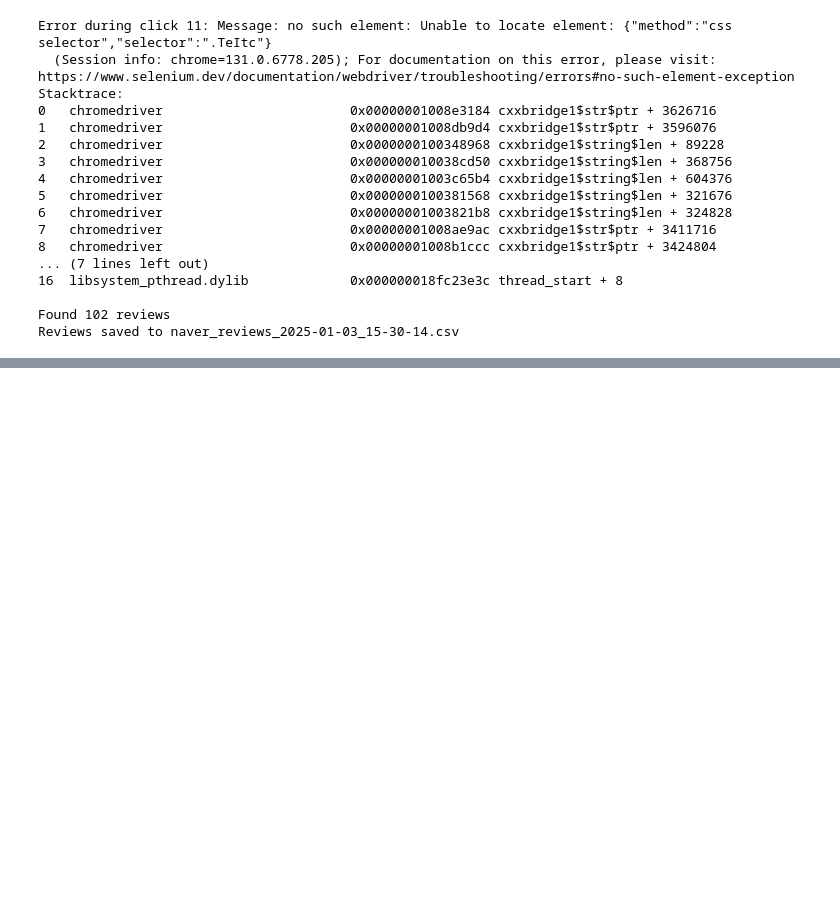
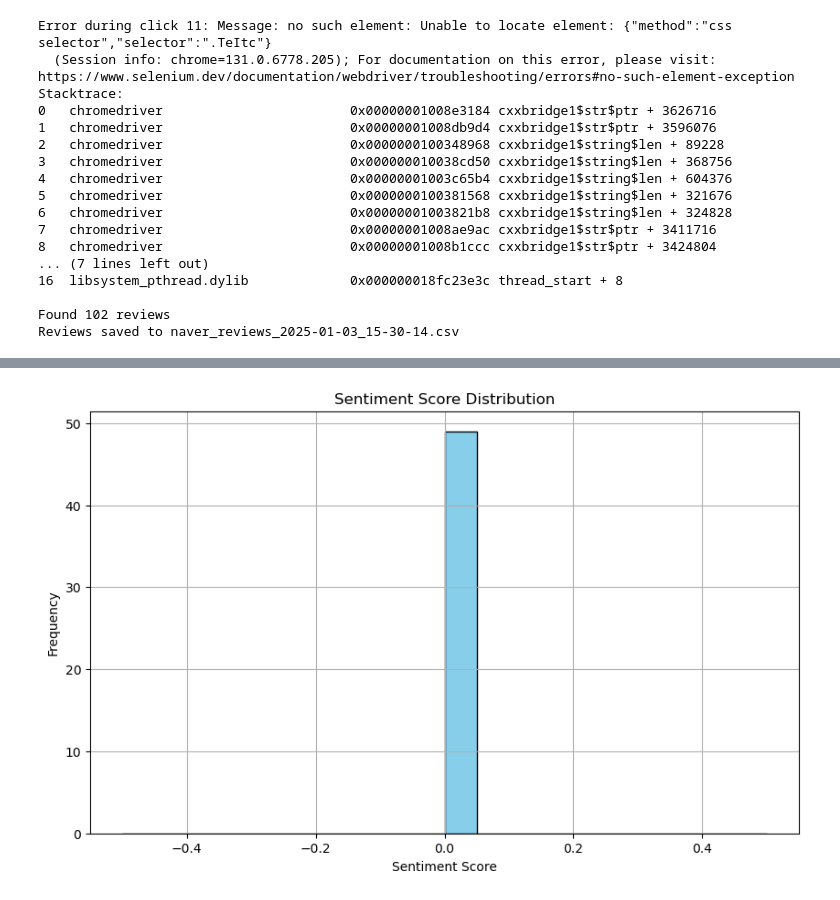
Before and after one commit to zzz54915/project, a Jupyter notebook: 2gyeong.ipynb, the cells around one changed output, grey strips where cells are left out. Saved outputs shown, nothing was run; the diff lists cells and outputs as text; code cells hidden in the pictures; blank space fills up the shorter version.

```diff
--- a/2gyeong.ipynb
+++ b/2gyeong.ipynb
@@ -406,0 +566,17 @@ print(tfidf_df)
+# %%
+from sklearn.feature_extraction.text import CountVectorizer
+
+# 단어 빈도 계산
+vectorizer = CountVectorizer()
+X = vectorizer.fit_transform(processed_reviews)
+
+# 단어 빈도수 출력
+word_freq = X.sum(axis=0).A1  # 각 단어의 빈도 수 합산
+words = vectorizer.get_feature_names_out()  # 단어 목록
+
+# 단어와 빈도수를 DataFrame으로 변환하여 출력
+word_freq_df = pd.DataFrame(zip(words, word_freq), columns=['Word', 'Frequency'])
+word_freq_df = word_freq_df.sort_values(by='Frequency', ascending=False)
+
+# 상위 10개 단어 출력
+print(word_freq_df.head(10))
@@ -406,0 +723,65 @@ print(tfidf_df)
+# %%
+import pandas as pd
+import re
+import json
+from konlpy.tag import Okt
+import matplotlib.pyplot as plt
+
+# 감성 사전 로드 함수
+def load_sentiment_dict(path):
+    with open(path, 'r', encoding='utf-8') as f:
+        sentiment_dict = json.load(f)
+    return sentiment_dict
+
+# 감성 분석 함수
+def sentiment_score(text, sentiment_dict):
+    score = 0
+    words = text.split()
+    for word in words:
+        if word in sentiment_dict:
+            score += sentiment_dict[word]
+    return score
+
+# 불용어 리스트 (필요에 따라 수정)
+stopwords = ['이', '가', '은', '는', '에', '의', '을', '를', '과', '와', '으로', '에서', '하고', '이상', '수']
+
+# 텍스트 정제 함수
+def clean_text(text):
+    # 특수문자, 숫자 제거
+    text = re.sub(r'[^가-힣\s]', '', text)
+
+    # 형태소 분석기를 이용해 명사만 추출
+    okt = Okt()
+    nouns = okt.nouns(text)
+
+    # 불용어 제거
+    filtered_nouns = [noun for noun in nouns if noun not in stopwords]
+
+    # 단어들을 공백으로 연결
+    return ' '.join(filtered_nouns)
+
+# 감성 사전 불러오기
+sentiment_dict = load_sentiment_dict('data/SentiWord_info.json')
+
+# CSV 파일 불러오기
+df = pd.read_csv('data/국립중앙박물관_contents.csv')
+
+# 'content' 열의 텍스트 정제
+df['cleaned_content'] = df['content'].apply(clean_text)
+
+# 각 리뷰에 대해 감성 점수 계산
+df['sentiment_score'] = df['cleaned_content'].apply(lambda x: sentiment_score(x, sentiment_dict))
+
+# 감성 점수 시각화
+plt.figure(figsize=(10, 6))
+plt.hist(df['sentiment_score'], bins=20, color='skyblue', edgecolor='black')
+plt.title('Sentiment Score Distribution')
+plt.xlabel('Sentiment Score')
+plt.ylabel('Frequency')
+plt.grid(True)
+plt.show()
+
+# 결과 확인 (상위 5개 데이터 출력)
+print(df[['content', 'sentiment_score']].head())
+# %% [output]
+[figure, added]
```
Also changed, not shown: parts of 17 cells of this notebook, 8 other files.
